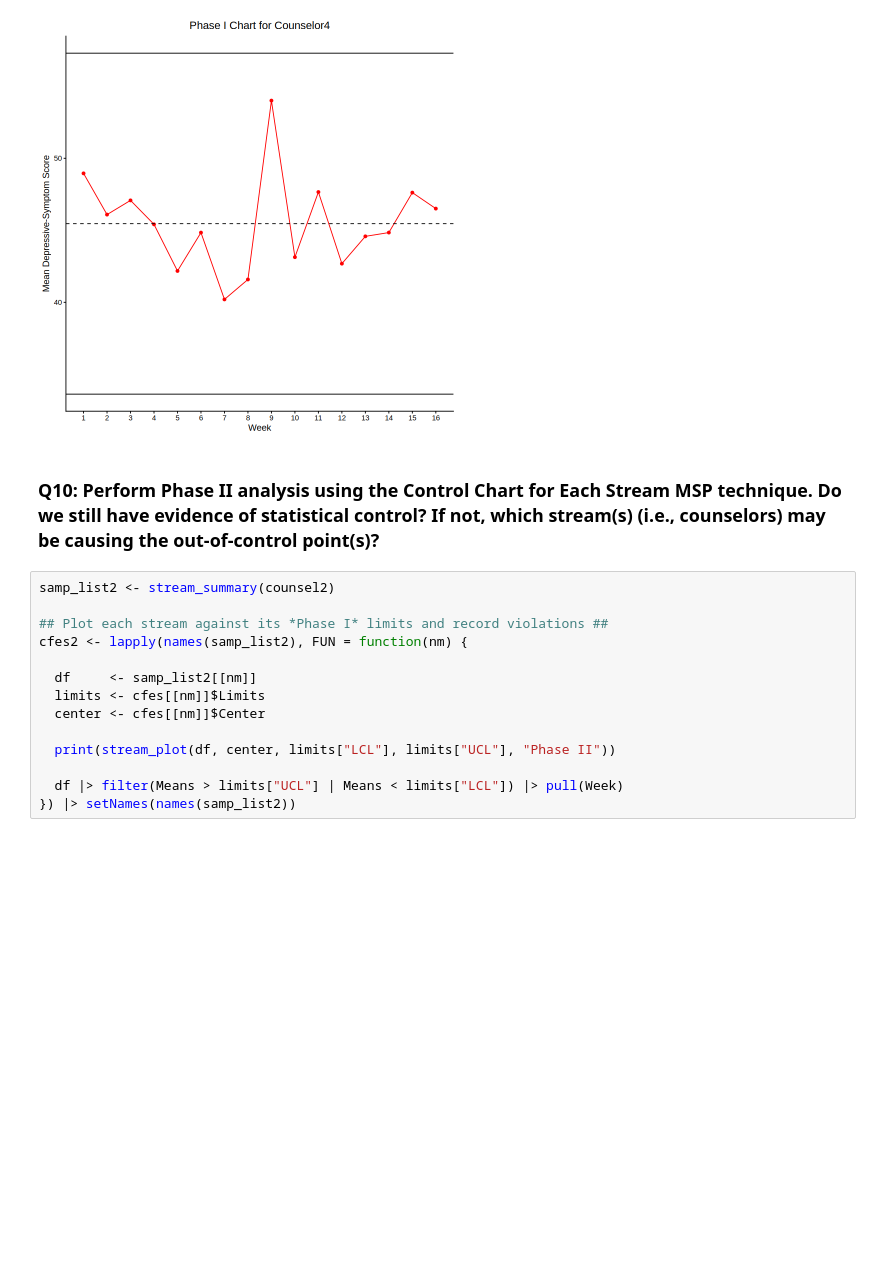
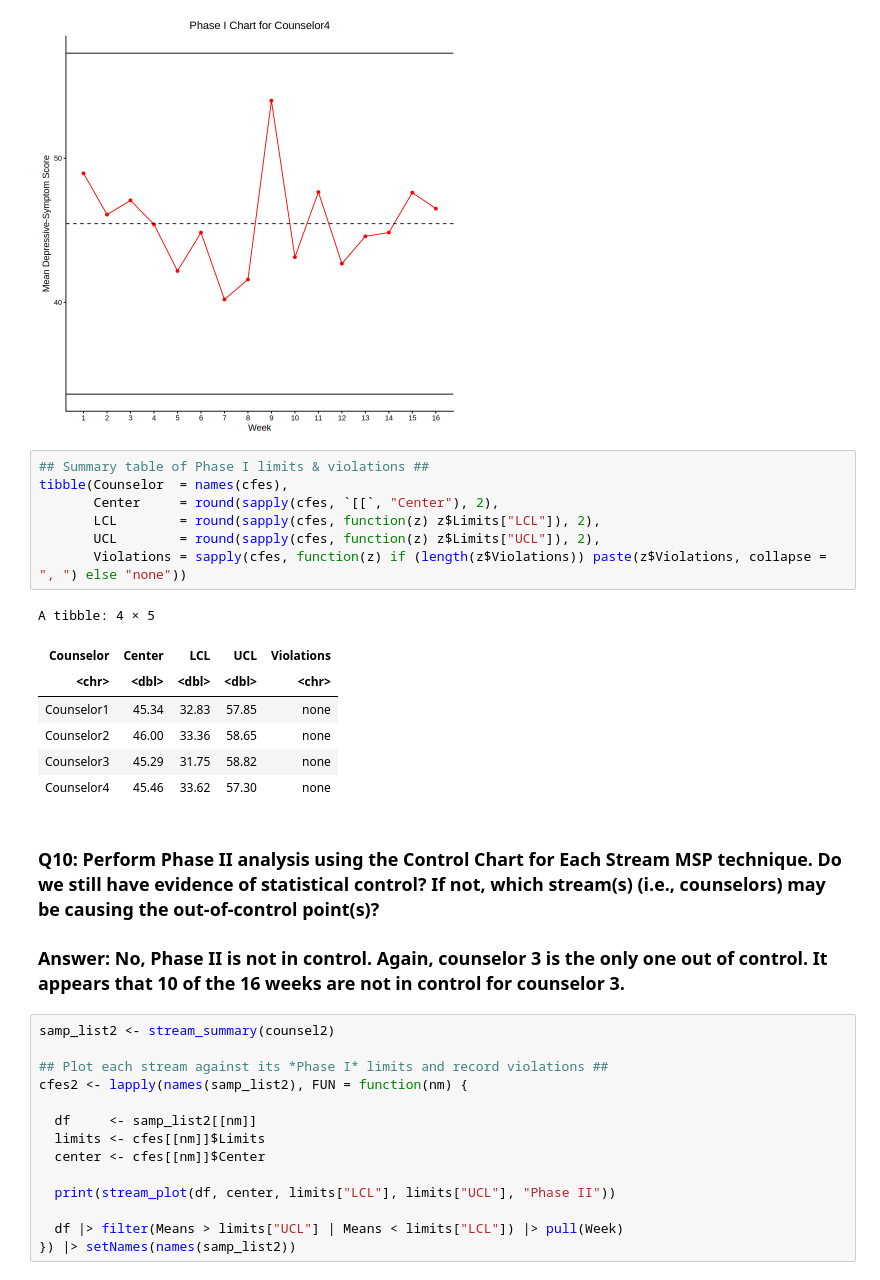
Before and after one commit to Bishop13/STAT-7110-Quality-Control, a Jupyter notebook: Assignments/HW4/STAT-7110-HW4.ipynb, the cells around one changed output. Saved outputs shown, nothing was run; the diff lists cells and outputs as text; blank space fills up the shorter version.

```diff
--- a/Assignments/HW4/STAT-7110-HW4.ipynb
+++ b/Assignments/HW4/STAT-7110-HW4.ipynb
@@ -356,8 +377,25 @@ cfes <- lapply(samp_list, FUN = function(x) {
 [figure]
 [figure]
 [figure]
+# %%
+## Summary table of Phase I limits & violations ##
+tibble(Counselor  = names(cfes),
+       Center     = round(sapply(cfes, `[[`, "Center"), 2),
+       LCL        = round(sapply(cfes, function(z) z$Limits["LCL"]), 2),
+       UCL        = round(sapply(cfes, function(z) z$Limits["UCL"]), 2),
+       Violations = sapply(cfes, function(z) if (length(z$Violations)) paste(z$Violations, collapse = ", ") else "none"))
+# %% [output]
+A tibble: 4 × 5
+| Counselor | Center | LCL | UCL | Violations |
+| <chr> | <dbl> | <dbl> | <dbl> | <chr> |
+| Counselor1 | 45.34 | 32.83 | 57.85 | none |
+| Counselor2 | 46.00 | 33.36 | 58.65 | none |
+| Counselor3 | 45.29 | 31.75 | 58.82 | none |
+| Counselor4 | 45.46 | 33.62 | 57.30 | none |
 # %% [markdown]
 ### Q10: Perform Phase II analysis using the Control Chart for Each Stream MSP technique. Do we still have evidence of statistical control? If not, which stream(s) (i.e., counselors) may be causing the out-of-control point(s)?
+
+### Answer: No, Phase II is not in control.  Again, counselor 3 is the only one out of control.  It appears that 10 of the 16 weeks are not in control for counselor 3.
 # %%
 samp_list2 <- stream_summary(counsel2)
 
```
Also changed, not shown: parts of 8 cells of this notebook.
